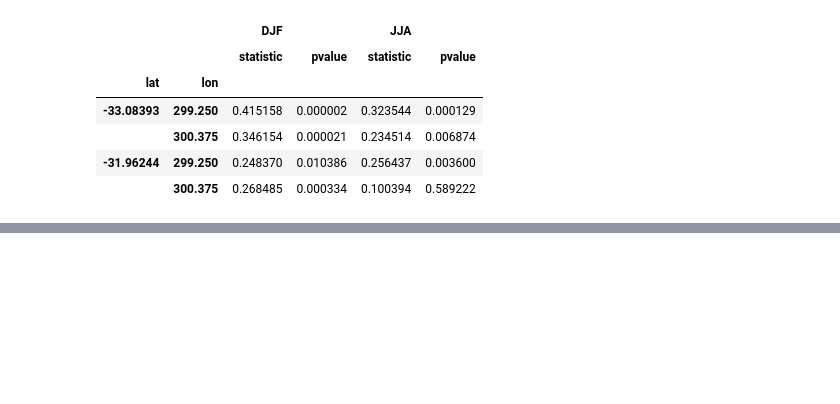
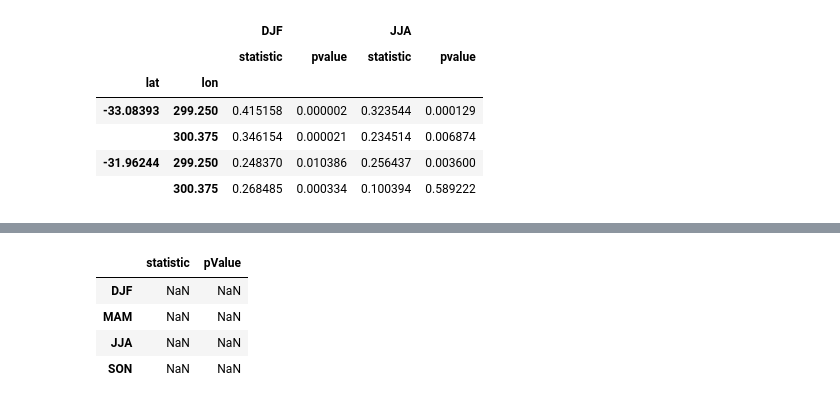
Before and after one commit to thenaomig/samenessOfDistribution, a Jupyter notebook: testCalculation.ipynb, the cells around one changed output, grey strips where cells are left out. Cells and saved outputs as stored; diff of their text form; code cells hidden in the pictures; blank space fills up the shorter version.

```diff
--- a/testCalculation.ipynb
+++ b/testCalculation.ipynb
@@ -150,0 +234,21 @@ ksAllAgain
+# %%
+#"label": plot title: "[analysis scenario rcm gcm location]"
+label = "ksTestTail test[scenario rcm gcm location]"
+#"obs": input file with observational data (single timeseries, one variable, one point)
+obs = 'dataFiles/prec.maurer.observed.daily.common.nc'
+#"cur": same as obs, but for historical period of simulation
+cur = 'dataFiles/prec.ECP2.gfdl-current.daily.common.nc'
+#"fut": same as "cur", but for future period of simulation
+fut = 'dataFiles/prec.ECP2.gfdl-future.daily.common.nc'
+#"png": name of 'png' file to write the figure
+png = "testKStestTail.png"
+#"var": name of data variable in input files
+var = "prec"
+#"txt": name of file to write tab-delimited numerical metric results
+txt = "testKStestTail.csv"
+# %%
+obsData = xy.open_dataset(obs)
+pThreshOne = obsData[var].groupby('time.season').apply(wetDayPercentile,q=85)
+
+pHist = xy.open_dataset(cur)
+pFuture = xy.open_dataset(fut)
@@ -150,0 +305,8 @@ ksAllAgain
+# %%
+ksOut
+# %% [output]
+|  | statistic | pValue |
+| DJF | NaN | NaN |
+| MAM | NaN | NaN |
+| JJA | NaN | NaN |
+| SON | NaN | NaN |
```
Also changed, not shown: parts of 14 cells of this notebook, 4 other files.
